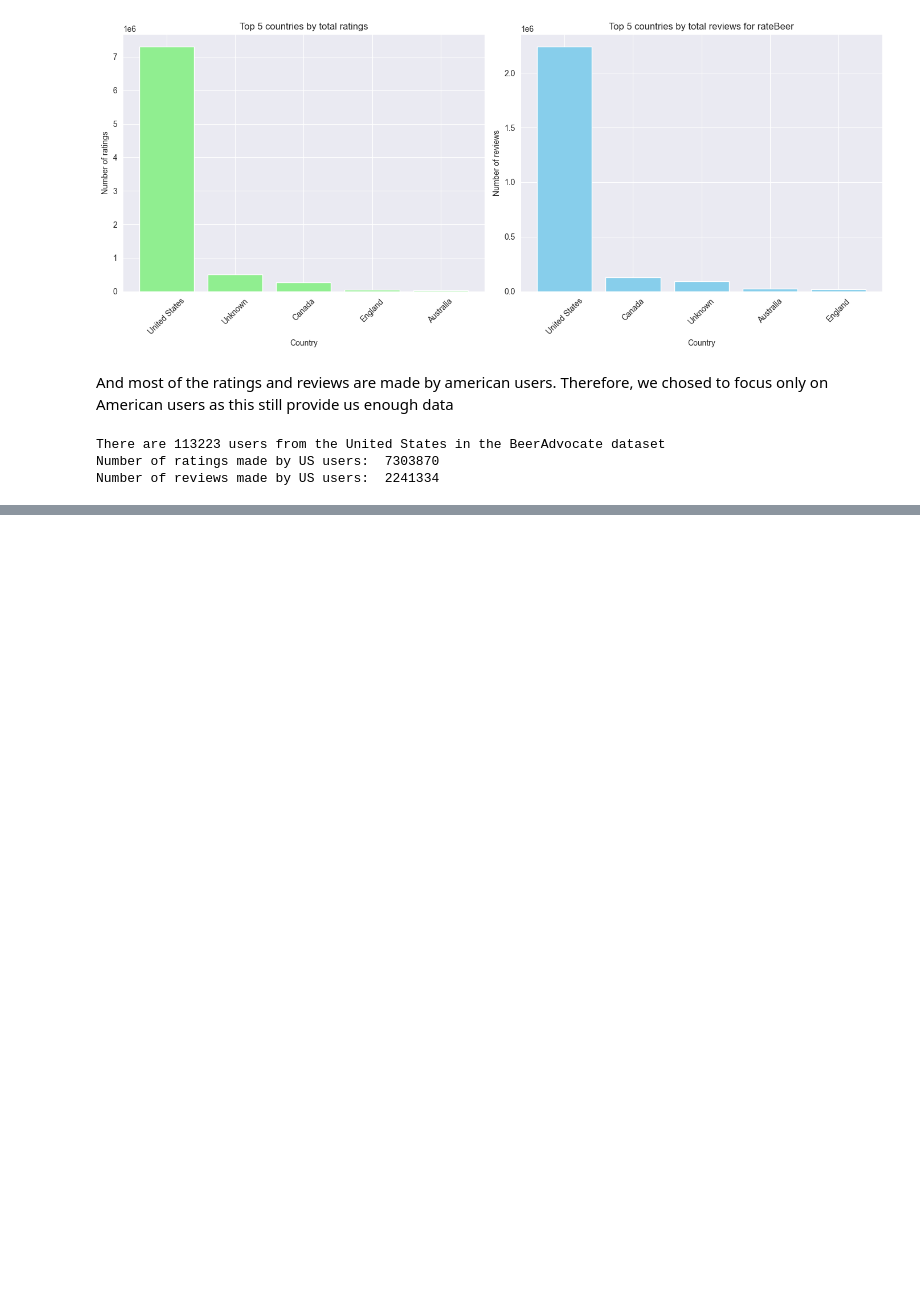
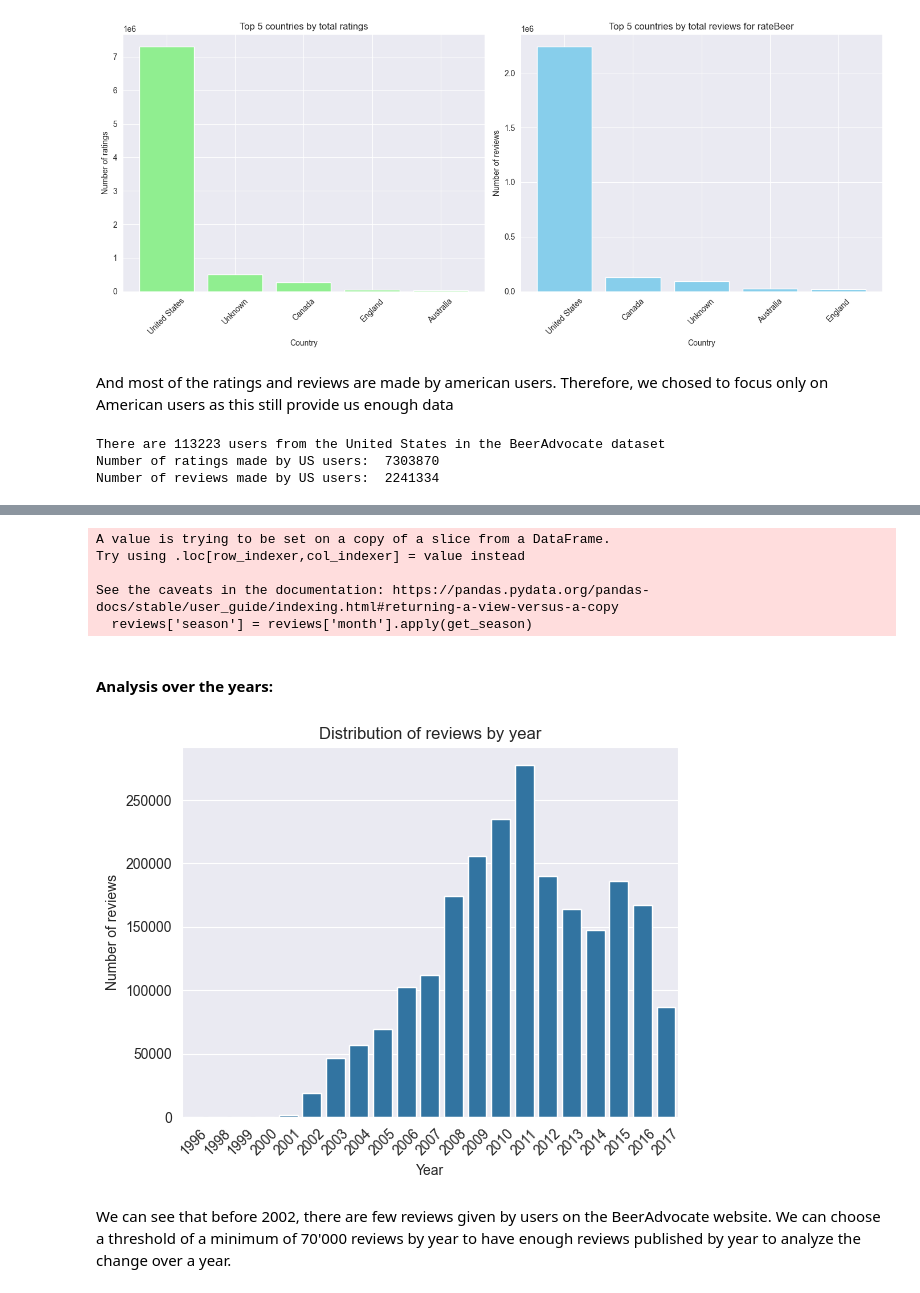
Before and after one commit to epfl-ada/ada-2024-project-databrewers, a Jupyter notebook: results.ipynb, the cells around one changed output, grey strips where cells are left out. Saved outputs shown, nothing was run; the diff lists cells and outputs as text; code cells hidden in the pictures; blank space fills up the shorter version.

Commit message:
Time analysis

```diff
--- a/results.ipynb
+++ b/results.ipynb
@@ -297,0 +301,9 @@ Number of reviews made by US users:  2241334
+# %%
+# Remove the states to only have the countries
+reviews_ba['country'] = reviews_ba['location'].str.split(',').str[0]
+
+# Remove the countries to only have the states
+reviews_ba['states'] = reviews_ba['location'].str.split(',').str[1]
+
+# We only keep users from the US
+reviews = reviews_ba[reviews_ba['country'] == 'United States']
@@ -297,0 +312,6 @@ Number of reviews made by US users:  2241334
+# %%
+# Extract the year, month, and day
+reviews['date']  = pd.to_datetime(reviews['date'], unit='s', errors='coerce')
+reviews['year'] = reviews['date'].dt.year
+reviews['month'] = reviews['date'].dt.month
+reviews['day'] = reviews['date'].dt.day
@@ -297,0 +339,34 @@ Number of reviews made by US users:  2241334
+# %%
+def get_season(month):
+    if month in [3, 4, 5]:
+        return 'Spring'
+    elif month in [6, 7, 8]:
+        return 'Summer'
+    elif month in [9, 10, 11]:
+        return 'Fall'
+    elif month in [12, 1, 2]:
+        return 'Winter'
+# %%
+# Separate the reviews by seasons
+reviews['season'] = reviews['month'].apply(get_season)
+# %% [output]
+A value is trying to be set on a copy of a slice from a DataFrame.
+Try using .loc[row_indexer,col_indexer] = value instead
+
+See the caveats in the documentation: https://pandas.pydata.org/pandas-docs/stable/user_guide/indexing.html#returning-a-view-versus-a-copy
+  reviews['season'] = reviews['month'].apply(get_season)
+# %% [markdown]
+#### Analysis over the years:
+# %%
+# Plot yearly review counts
+
+sns.countplot(data=reviews, x='year', legend=False)
+plt.title('Distribution of reviews by year')
+plt.xlabel('Year')
+plt.ylabel('Number of reviews')
+plt.xticks(rotation=45)
+plt.show()
+# %% [output]
+[figure, added]
+# %% [markdown]
+We can see that before 2002, there are few reviews given by users on the BeerAdvocate website. We can choose a threshold of a minimum of 70'000 reviews by year to have enough reviews published by year to analyze the change over a year.
```
Also changed, not shown: parts of 12 cells of this notebook.
